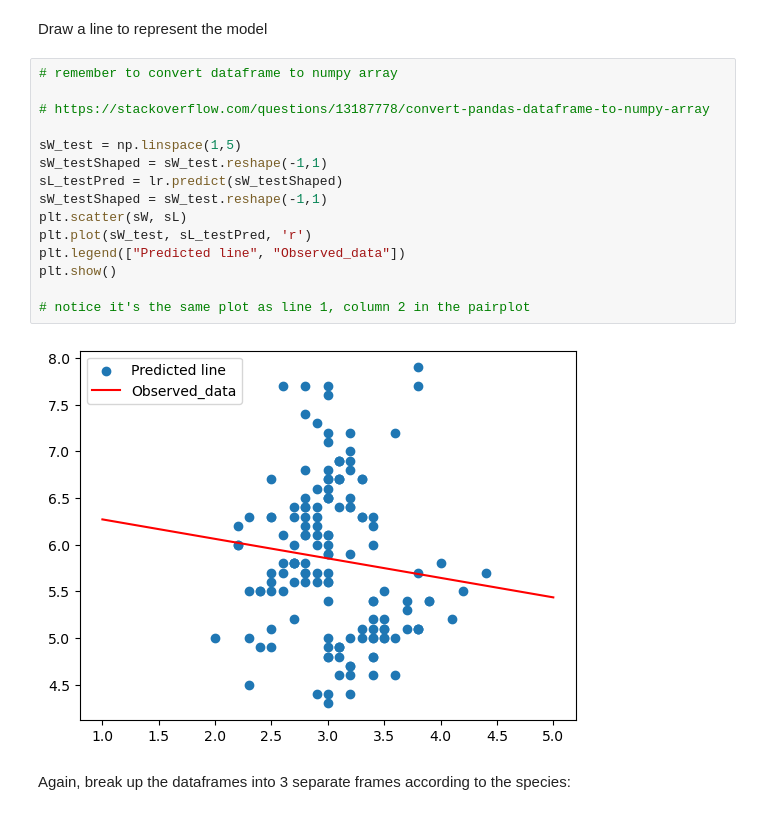
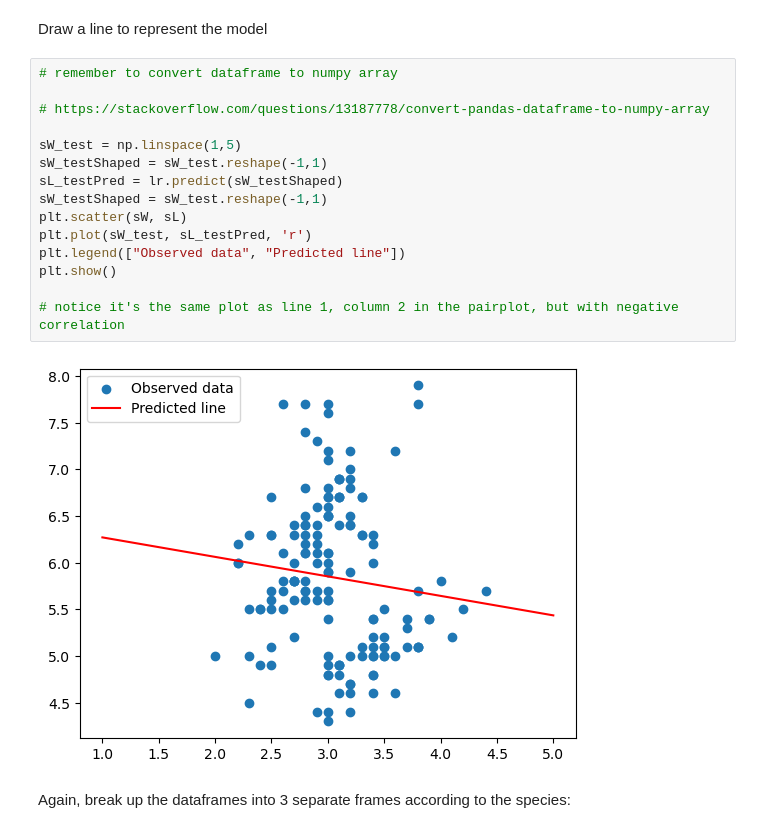
Before and after one commit to nurbujang/myworkw23, a Jupyter notebook: sklearn.ipynb, the cells around one changed output. Cells and saved outputs as stored; diff of their text form.

```diff
--- a/sklearn.ipynb
+++ b/sklearn.ipynb
@@ -668,20 +728,20 @@ Draw a line to represent the model
 # %%
 # remember to convert dataframe to numpy array
 
 # https://stackoverflow.com/questions/13187778/convert-pandas-dataframe-to-numpy-array
 
 sW_test = np.linspace(1,5)
 sW_testShaped = sW_test.reshape(-1,1)
 sL_testPred = lr.predict(sW_testShaped)
 sW_testShaped = sW_test.reshape(-1,1)
 plt.scatter(sW, sL)
 plt.plot(sW_test, sL_testPred, 'r')
-plt.legend(["Predicted line", "Observed_data"])
+plt.legend(["Observed data", "Predicted line"])
 plt.show()
 
-# notice it's the same plot as line 1, column 2 in the pairplot
+# notice it's the same plot as line 1, column 2 in the pairplot, but with negative correlation
 # %% [output]
-[figure, old version]
+[figure, new version]
 # %% [markdown]
 Again, break up the dataframes into 3 separate frames according to the species:
 # %%
```
Also changed, not shown: parts of 36 cells of this notebook.
